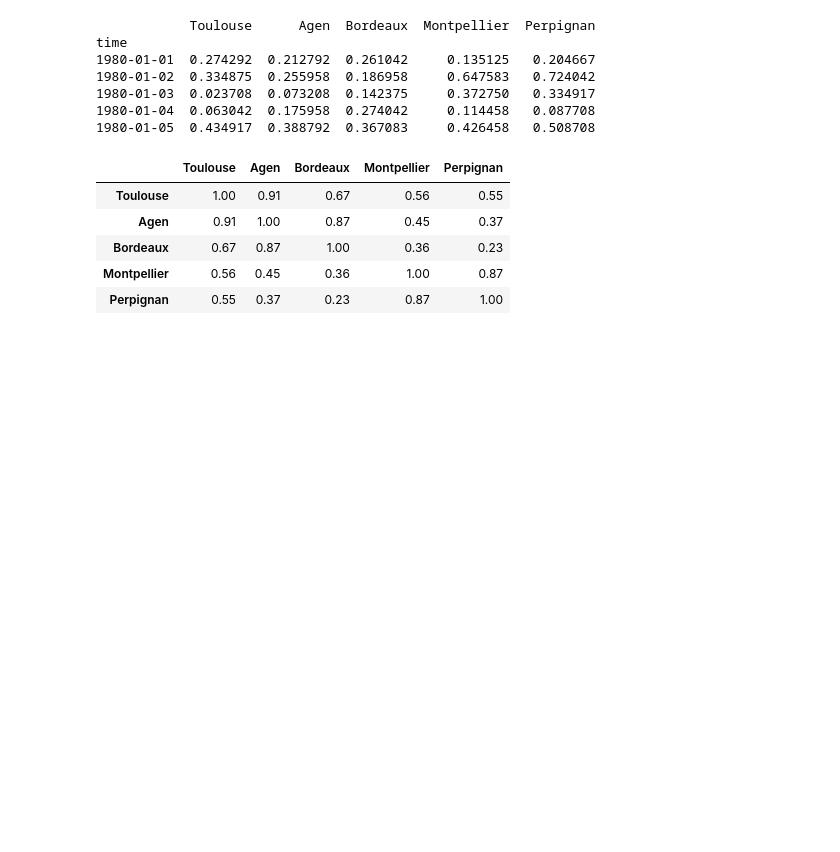
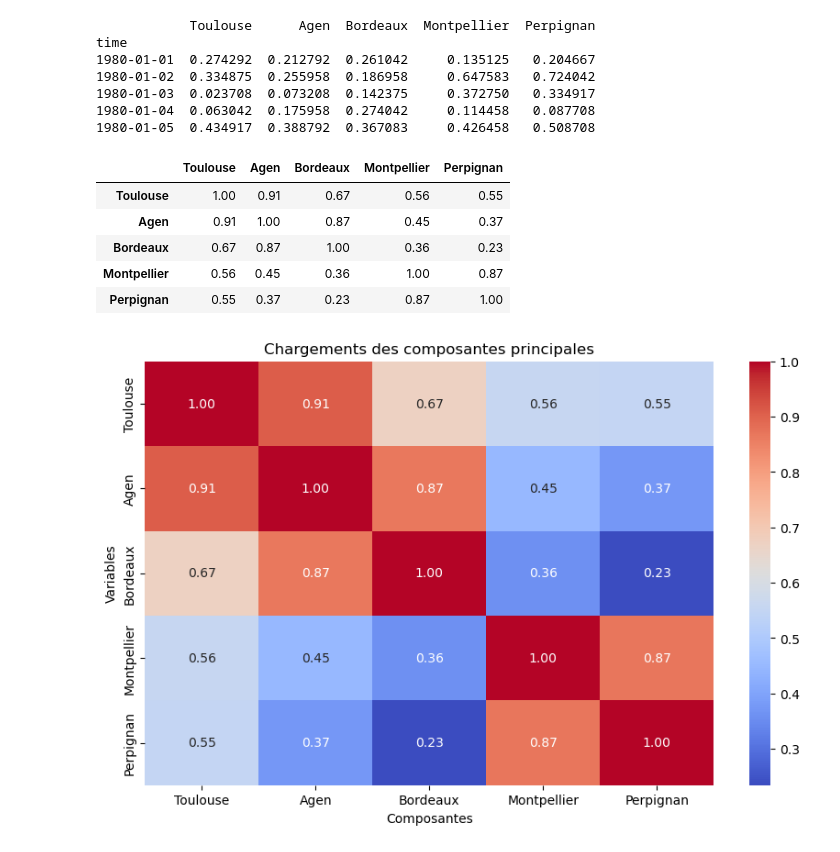
Before and after one commit to dpiot14/Project-4th-year, a Jupyter notebook: Correlations.ipynb, the cells around one changed output. Drawn from its saved outputs; the diff is of its cells as text; code cells hidden in the pictures; blank space fills up the shorter version.

```diff
--- a/Correlations.ipynb
+++ b/Correlations.ipynb
@@ -105,3 +105,13 @@ time
 | Bordeaux | 0.67 | 0.87 | 1.00 | 0.36 | 0.23 |
 | Montpellier | 0.56 | 0.45 | 0.36 | 1.00 | 0.87 |
 | Perpignan | 0.55 | 0.37 | 0.23 | 0.87 | 1.00 |
+# %%
+# Représentation du tableau sous forme de matrice
+plt.figure(figsize=(10, 6))
+sns.heatmap(cormat_all, cmap='coolwarm', annot=True, fmt=".2f")
+plt.title('Chargements des composantes principales')
+plt.xlabel('Composantes')
+plt.ylabel('Variables')
+plt.show()
+# %% [output]
+[figure, added]
```
Also changed, not shown: parts of 15 cells of this notebook, 1 other file.
